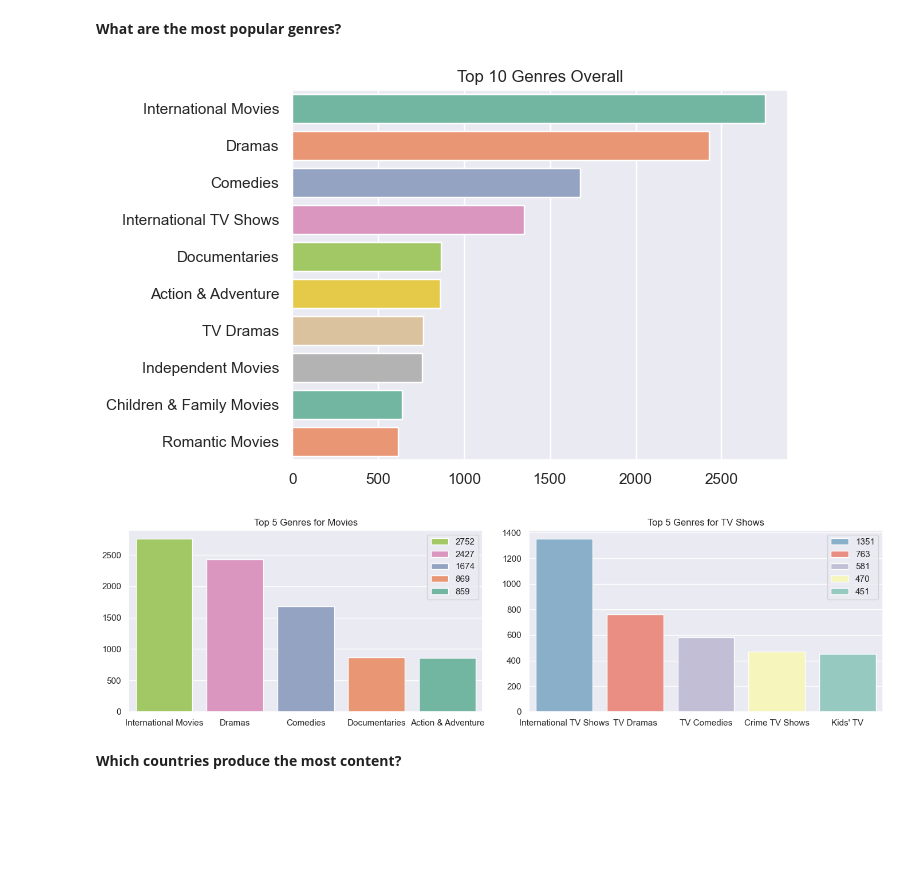
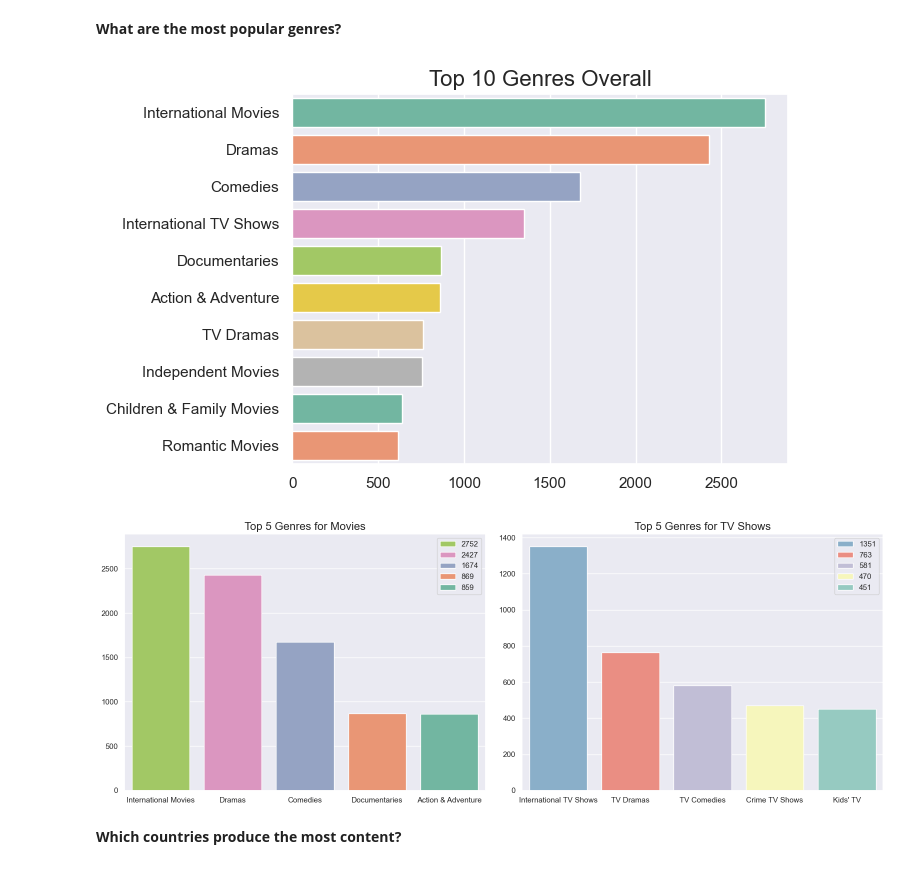
Before and after one commit to AnnaAfanasova/Analyst-Portfolio, a Jupyter notebook: portfolio/python/exploratory_data_analysis/netflix_content_eda/Part2_analysis_visual.ipynb, the cells around one changed output. Cells and saved outputs as stored; diff of their text form; code cells hidden in the pictures; blank space fills up the shorter version.

```diff
--- a/portfolio/python/exploratory_data_analysis/netflix_content_eda/Part2_analysis_visual.ipynb
+++ b/portfolio/python/exploratory_data_analysis/netflix_content_eda/Part2_analysis_visual.ipynb
@@ -52,39 +52,39 @@ sns.barplot(x=all_genres.values,
             palette='Set2',
             hue=all_genres.index)
 plt.ylabel('')
-plt.title('Top 10 Genres Overall')
+plt.title('Top 10 Genres Overall', fontsize=16)
 plt.show()
 # %% [output]
-[figure, old version]
+[figure, new version]
 # %%
 # Visualization for each type separately
-fig, axes = plt.subplots(1, 2, figsize=(14, 4))
+fig, axes = plt.subplots(1, 2, figsize=(16, 6))
 sns.set_theme(style='darkgrid')
 
 # Top 5 genres for Movies
 sns.barplot(x=movies_genres.index,
             y=movies_genres.values,
             palette='Set2',
             hue=movies_genres.values,
             ax=axes[0])
-axes[0].set_title('Top 5 Genres for Movies')
+axes[0].set_title('Top 5 Genres for Movies', fontsize=16)
 axes[0].set_xlabel('')
 axes[0].legend(reverse=True)
 
 # Top 5 genres for Movies
 sns.barplot(x=tv_show_genres.index,
             y=tv_show_genres.values,
             palette='Set3',
             hue=tv_show_genres.values,
             ax=axes[1])
-axes[1].set_title('Top 5 Genres for TV Shows')
+axes[1].set_title('Top 5 Genres for TV Shows', fontsize=16)
 axes[1].set_xlabel('')
 axes[1].legend(reverse=True)
 
 plt.tight_layout()
 plt.show()
 # %% [output]
-[figure, old version]
+[figure, new version]
 # %% [markdown]
 **Which countries produce the most content?**
 # %%
```
Also changed, not shown: parts of 6 cells of this notebook.
